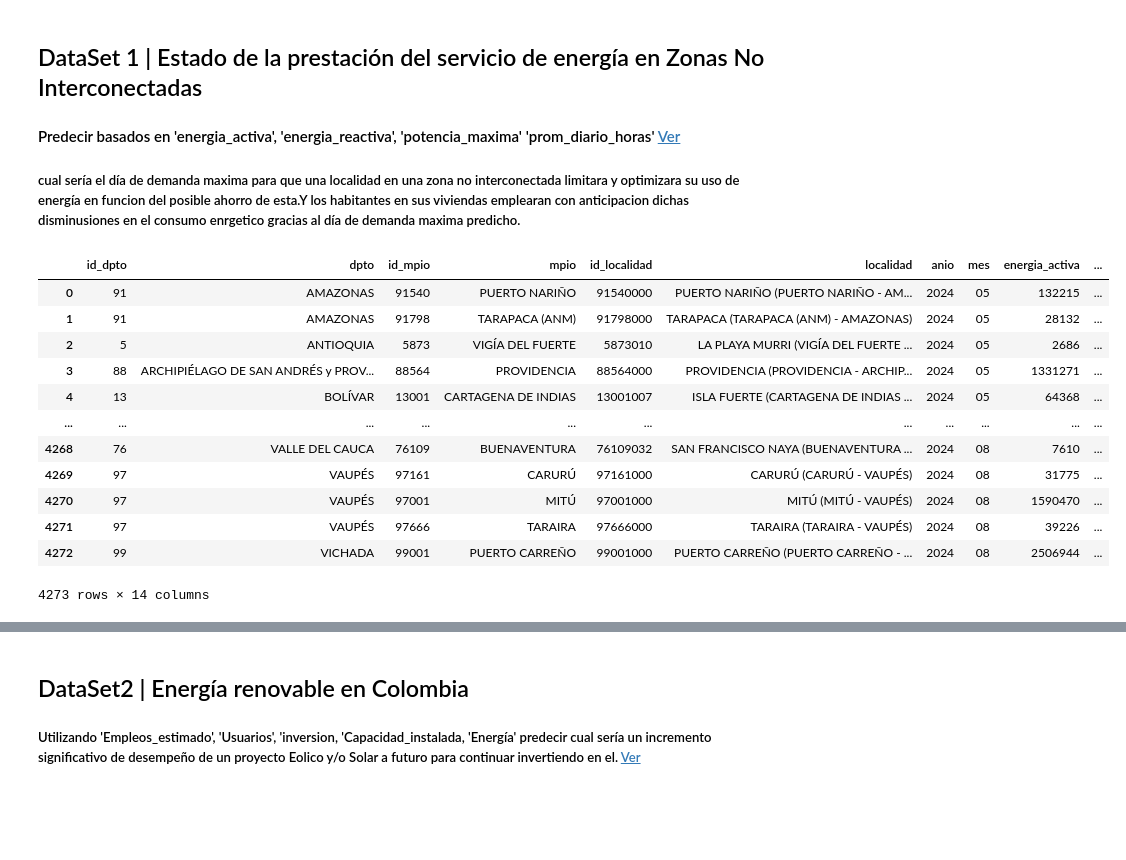
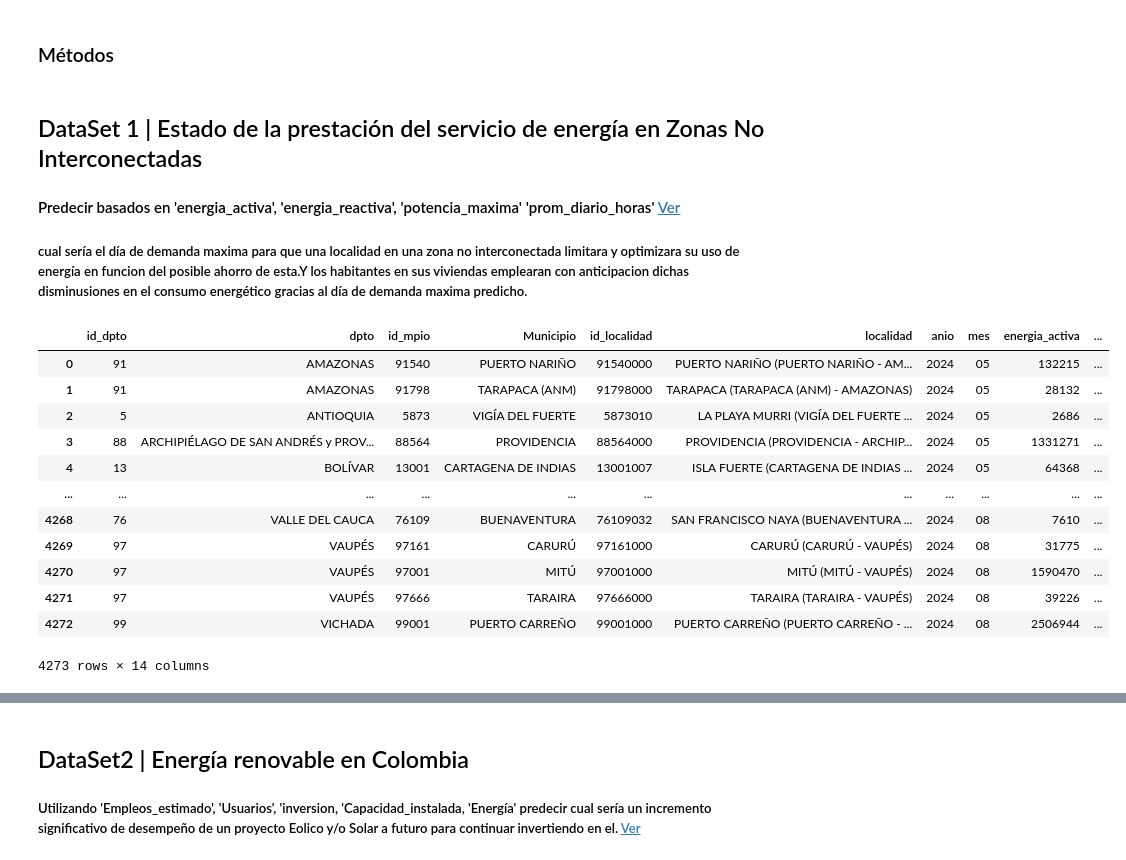
Before and after one commit to gluoneros/greenPredEnergy, a Jupyter notebook: ai.ipynb, the cells around one changed output, grey strips where cells are left out. Saved outputs shown, nothing was run; the diff lists cells and outputs as text; code cells hidden in the pictures; blank space fills up the shorter version.

```diff
--- a/ai.ipynb
+++ b/ai.ipynb
@@ -75,0 +81,2 @@ WARNING:root:Requests made without an app_token will be subject to strict thrott
+# %% [markdown]
+### Métodos
@@ -77,13 +89,14 @@ WARNING:root:Requests made without an app_token will be subject to strict thrott
 ## DataSet 1 | Estado de la prestación del servicio de energía en Zonas No Interconectadas
 
 #### Predecir basados en 	'energia_activa',	'energia_reactiva', 'potencia_maxima' 'prom_diario_horas' [Ver](https://www.datos.gov.co/Minas-y-Energ-a/Estado-de-la-prestaci-n-del-servicio-de-energ-a-en/3ebi-d83g/about_data)
-##### cual sería el día de demanda maxima para que una localidad en una zona no interconectada limitara y optimizara su uso de energía en funcion del posible ahorro de esta.Y los habitantes en sus viviendas emplearan con anticipacion dichas disminusiones en el consumo enrgetico gracias al día de demanda maxima predicho.
+##### cual sería el día de demanda maxima para que una localidad en una zona no interconectada limitara y optimizara su uso de energía en funcion del posible ahorro de esta.Y los habitantes en sus viviendas emplearan con anticipacion dichas disminusiones en el consumo energético gracias al día de demanda maxima predicho.
 # %%
 d_zni_ = client.get("3ebi-d83g", limit=5000)
 d_zni = pd.DataFrame.from_records(d_zni_)
+d_zni = d_zni.rename(columns={"mpio": "Municipio"})
 d_zni
 # %% [output]
-|  | id_dpto | dpto | id_mpio | mpio | id_localidad | localidad | anio | mes | energia_activa | ... |
+|  | id_dpto | dpto | id_mpio | Municipio | id_localidad | localidad | anio | mes | energia_activa | ... |
 | 0 | 91 | AMAZONAS | 91540 | PUERTO NARIÑO | 91540000 | PUERTO NARIÑO (PUERTO NARIÑO - AM... | 2024 | 05 | 132215 | ... |
 | 1 | 91 | AMAZONAS | 91798 | TARAPACA (ANM) | 91798000 | TARAPACA (TARAPACA (ANM) - AMAZONAS) | 2024 | 05 | 28132 | ... |
 | 2 | 5 | ANTIOQUIA | 5873 | VIGÍA DEL FUERTE | 5873010 | LA PLAYA MURRI (VIGÍA DEL FUERTE ... | 2024 | 05 | 2686 | ... |
```
Also changed, not shown: parts of 16 cells of this notebook.
